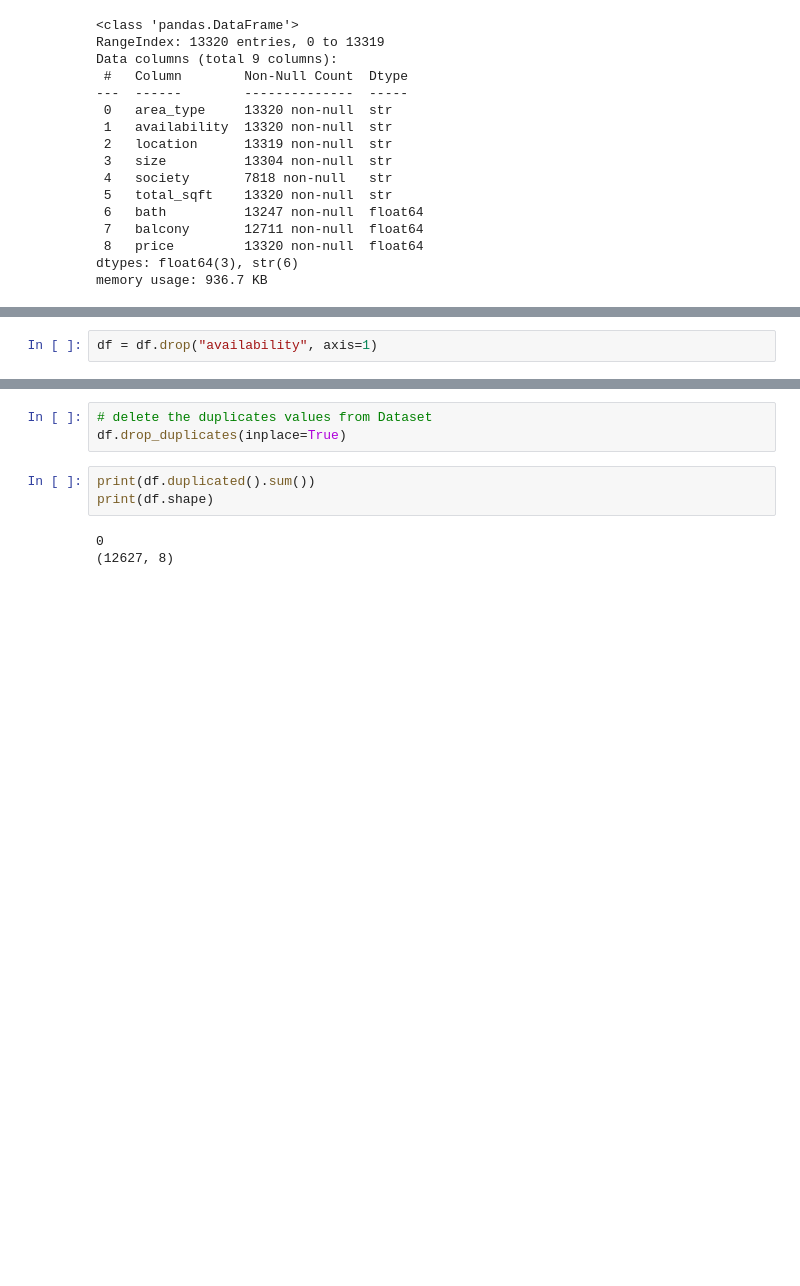
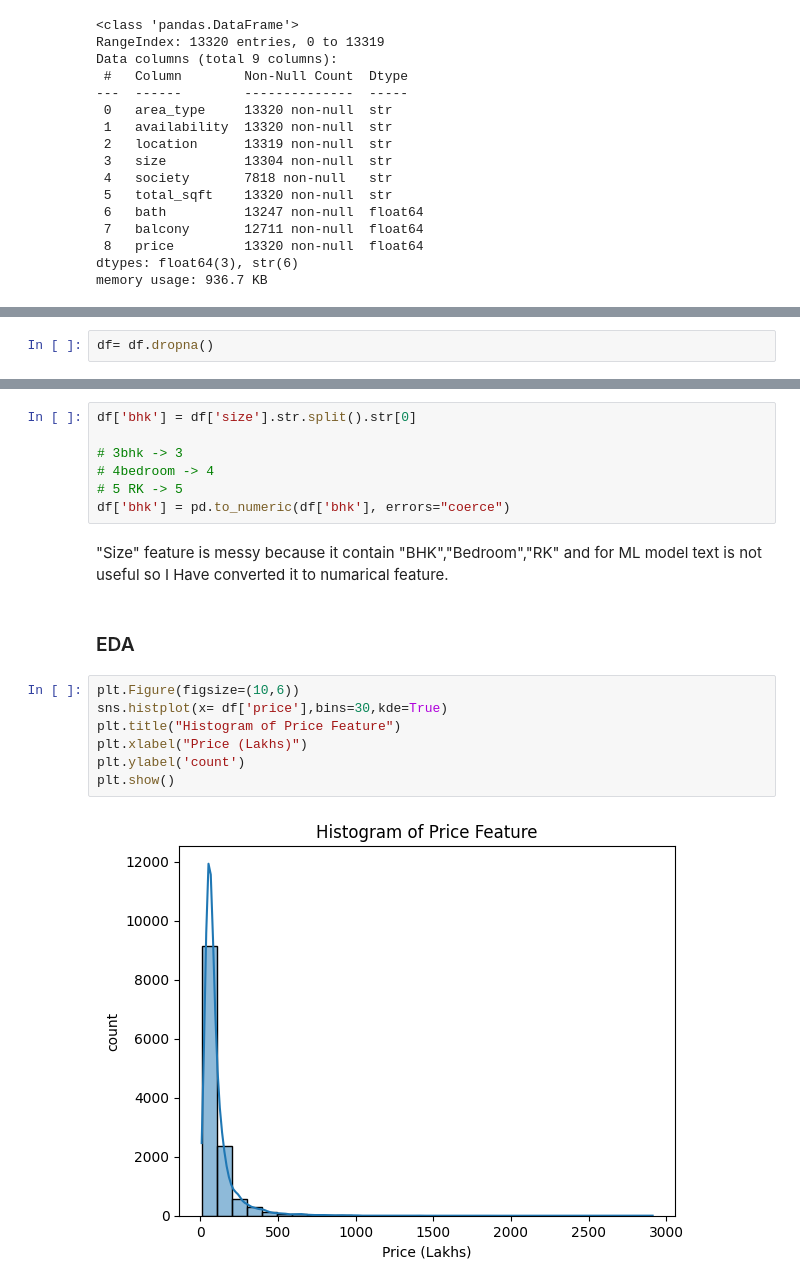
Before and after one commit to Mansharma8824/House-Price-Prediction, a Jupyter notebook: notebooks/House_data_cleaning.ipynb, the cells around one changed output, grey strips where cells are left out. Cells and saved outputs as stored; diff of their text form; blank space fills up the shorter version.

```diff
--- a/notebooks/House_data_cleaning.ipynb
+++ b/notebooks/House_data_cleaning.ipynb
@@ -151,3 +55,5 @@ df['room_count'] = df['room_count'].fillna(room_count_median)
+# %%
+df= df.dropna()
 # %%
 df.isnull().sum()
 # %% [output]
@@ -166,2 +66,0 @@ All the missing values has been fixed
-# %%
-df = df.drop("availability", axis=1)
@@ -176,9 +73,20 @@ print(df.duplicated().sum())
-# %%
-# delete the duplicates values from Dataset
-df.drop_duplicates(inplace=True)
-# %%
-print(df.duplicated().sum())
-print(df.shape)
-# %% [output]
-0
-(12627, 8)
+# %%
+df['bhk'] = df['size'].str.split().str[0]
+
+# 3bhk -> 3
+# 4bedroom -> 4
+# 5 RK -> 5
+df['bhk'] = pd.to_numeric(df['bhk'], errors="coerce")
+# %% [markdown]
+"Size" feature is messy because it contain "BHK","Bedroom","RK" and for ML model text is not useful so I Have converted it to numarical feature.
+# %% [markdown]
+### EDA
+# %%
+plt.Figure(figsize=(10,6))
+sns.histplot(x= df['price'],bins=30,kde=True)
+plt.title("Histogram of Price Feature")
+plt.xlabel("Price (Lakhs)")
+plt.ylabel('count')
+plt.show()
+# %% [output]
+[figure, added]
```
Also changed, not shown: parts of 78 cells of this notebook, 6 other files.
